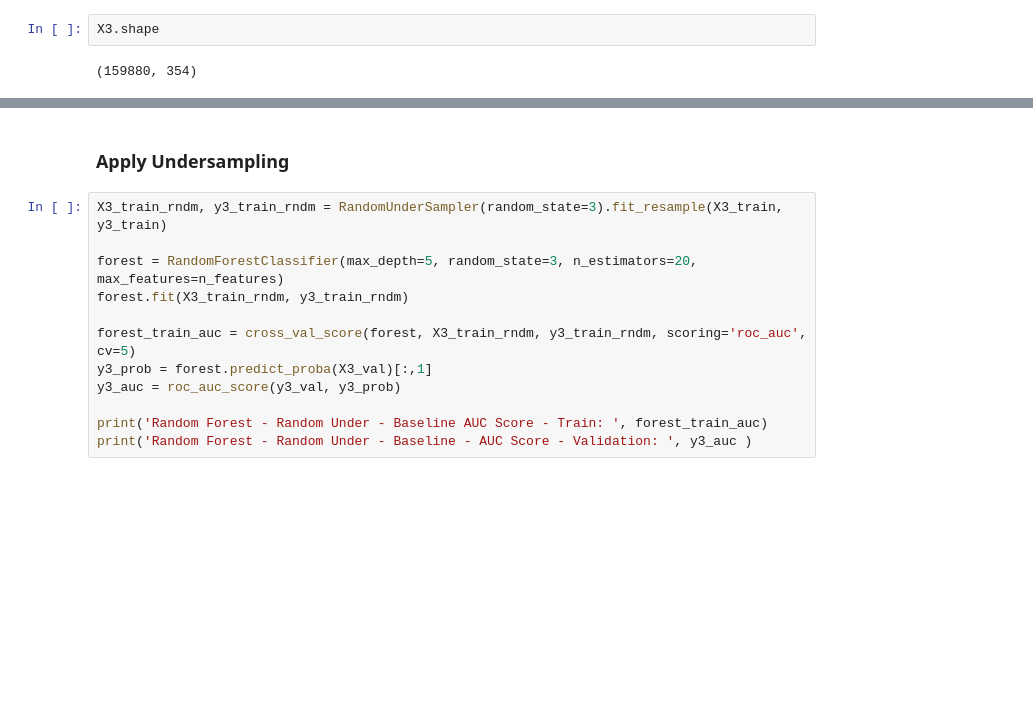
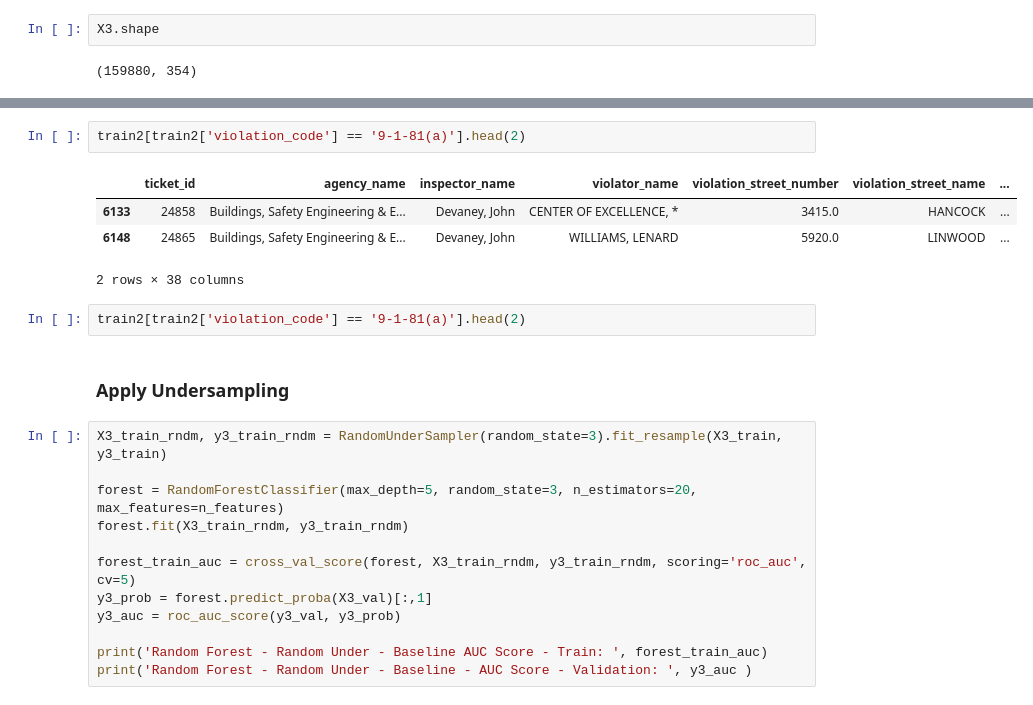
Before and after one commit to Morgan-Sell/detroit-blight-ticket, a Jupyter notebook: supervised_ml.ipynb, the cells around one changed output, grey strips where cells are left out. Cells and saved outputs as stored; diff of their text form; blank space fills up the shorter version.

```diff
--- a/supervised_ml.ipynb
+++ b/supervised_ml.ipynb
@@ -302,3 +364,12 @@ Random Forest - Baseline - AUC Score - Validation:  0.7686097225729512
+# %%
+train2[train2['violation_code'] == '9-1-81(a)'].head(2)
+# %% [output]
+|  | ticket_id | agency_name | inspector_name | violator_name | violation_street_number | violation_street_name | ... |
+| 6133 | 24858 | Buildings, Safety Engineering & E... | Devaney, John | CENTER OF EXCELLENCE, * | 3415.0 | HANCOCK | ... |
+| 6148 | 24865 | Buildings, Safety Engineering & E... | Devaney, John | WILLIAMS, LENARD | 5920.0 | LINWOOD | ... |
+2 rows × 38 columns
+# %%
+train2[train2['violation_code'] == '9-1-81(a)'].head(2)
 # %% [markdown]
 ###  Apply Undersampling
 # %%
```
Also changed, not shown: parts of 12 cells of this notebook.
